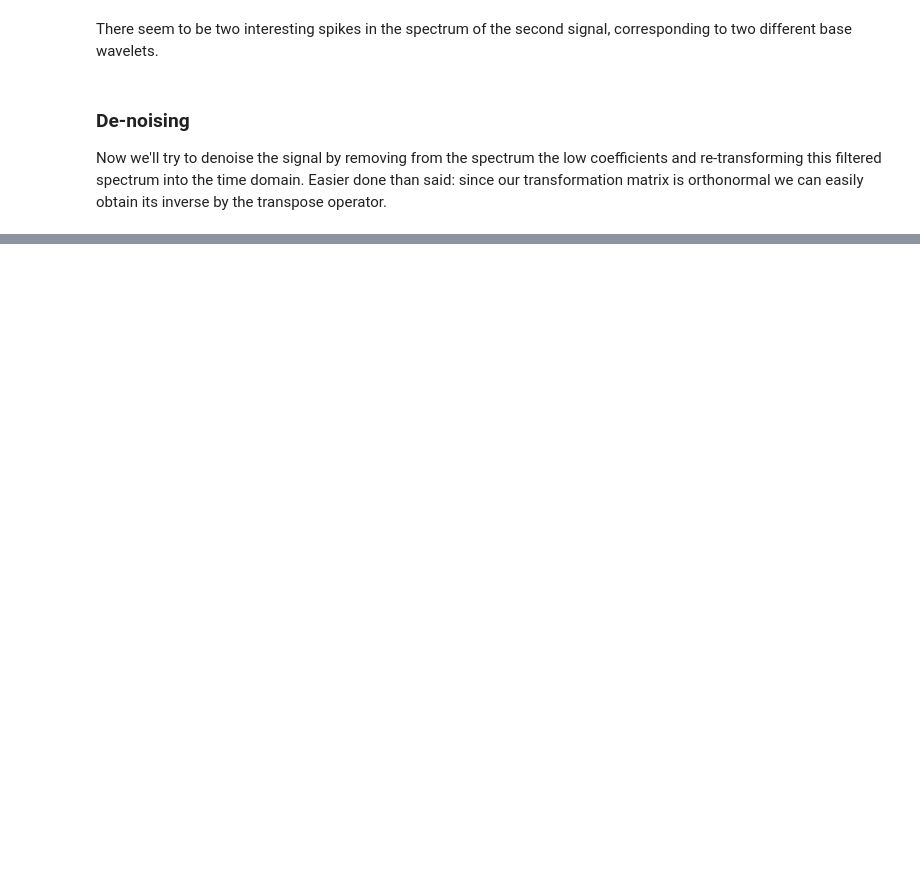
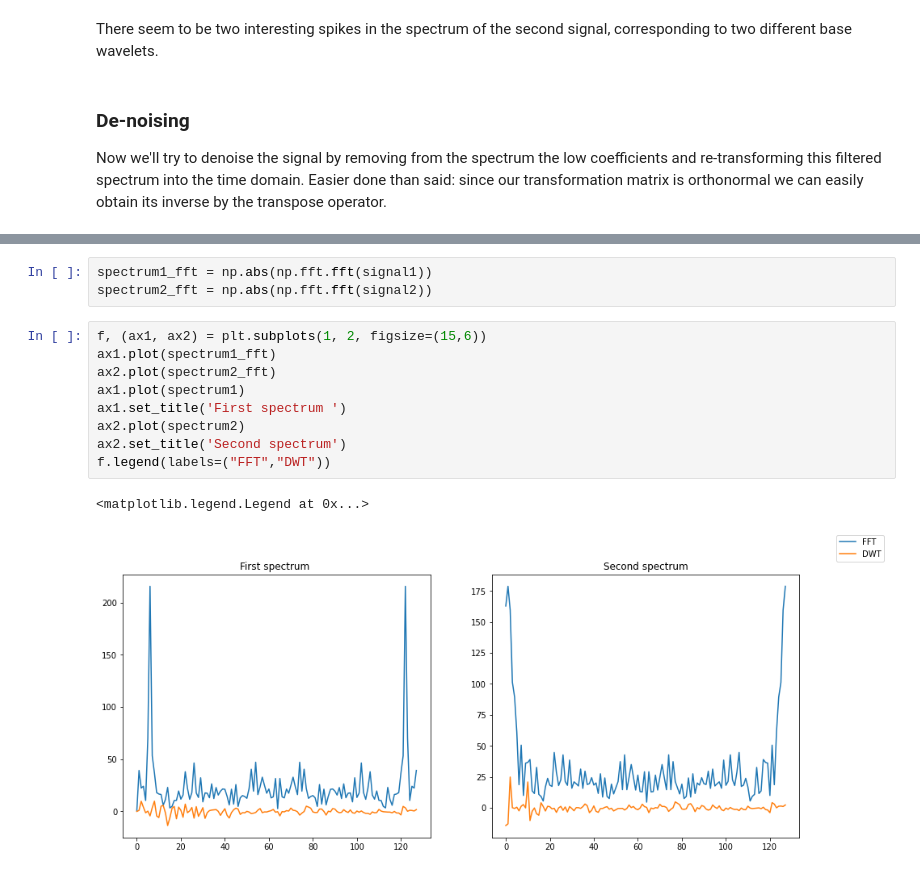
Before and after one commit to GiuliaLanzillotta/My-ML-exercises, a Jupyter notebook: Signal_processing.ipynb, the cells around one changed output, grey strips where cells are left out. Cells and saved outputs as stored; diff of their text form; blank space fills up the shorter version.

```diff
--- a/Signal_processing.ipynb
+++ b/Signal_processing.ipynb
@@ -149,0 +187,15 @@ len(spectrum1 > 1)
+# %%
+spectrum1_fft = np.abs(np.fft.fft(signal1))
+spectrum2_fft = np.abs(np.fft.fft(signal2))
+# %%
+f, (ax1, ax2) = plt.subplots(1, 2, figsize=(15,6))
+ax1.plot(spectrum1_fft)
+ax2.plot(spectrum2_fft)
+ax1.plot(spectrum1)
+ax1.set_title('First spectrum ')
+ax2.plot(spectrum2)
+ax2.set_title('Second spectrum')
+f.legend(labels=("FFT","DWT"))
+# %% [output]
+<matplotlib.legend.Legend at 0x...>
+[figure, added]
```
Also changed, not shown: parts of 21 cells of this notebook.
